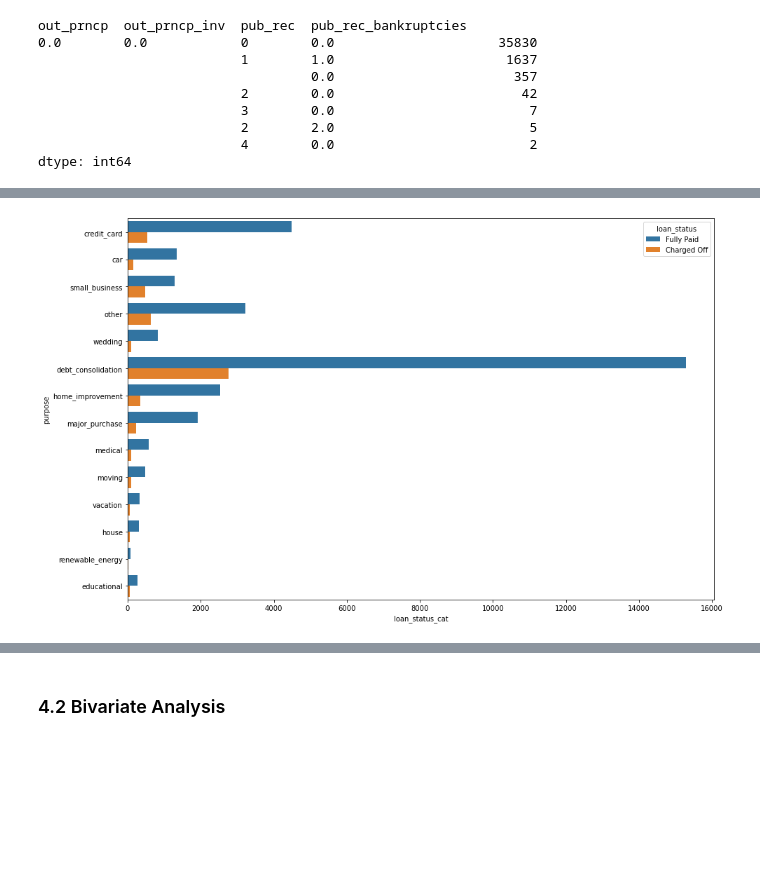
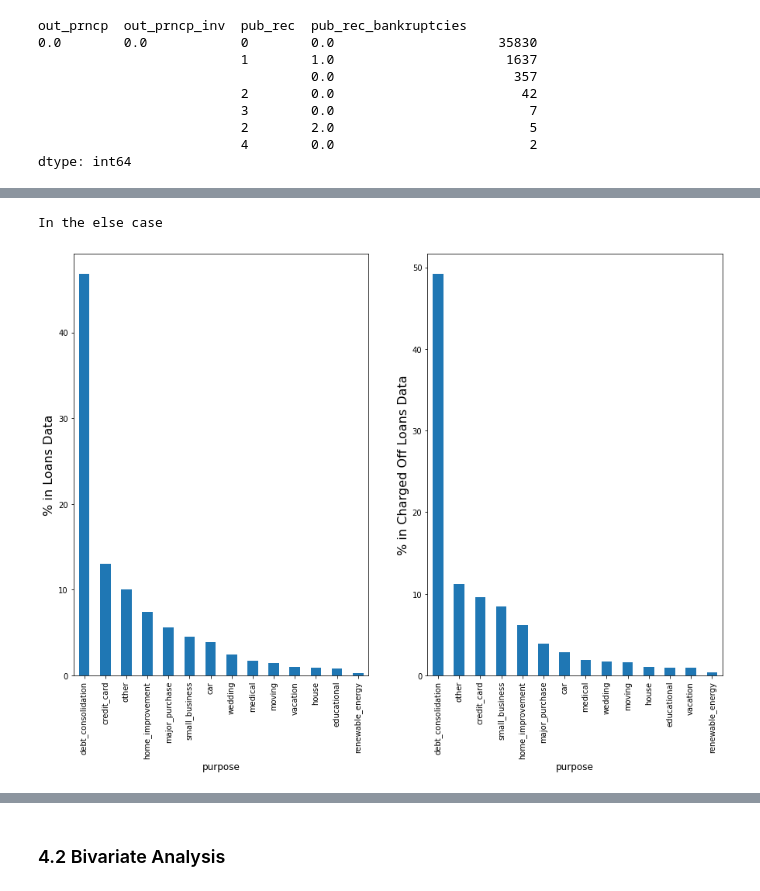
Before and after one commit to rramchan12/Lending-Club-EDA-CaseStudy, a Jupyter notebook: Lending_Club_EDA_Analysis.ipynb, the cells around one changed output, grey strips where cells are left out. Drawn from its saved outputs; the diff is of its cells as text; code cells hidden in the pictures; blank space fills up the shorter version.

```diff
--- a/Lending_Club_EDA_Analysis.ipynb
+++ b/Lending_Club_EDA_Analysis.ipynb
@@ -295,9 +295,31 @@ pd.set_option('display.max_colwidth', 50)
 def plot_dualbar_or_huebar(df, categorize_by, hue=None, sortbyindex=False):
     if hue:
         plt.figure(figsize=[15,10])
-        sns.barplot(data = loan_analysis_df, y="purpose", x="loan_status_cat", hue="loan_status" ,estimator=np.sum, orient="h")
+        sns.barplot(data = loan_analysis_df, y=categorize_by, x="loan_status_cat", hue="loan_status" ,estimator=np.sum, orient="h")
         plt.show()
     else :
-        None
+        print("In the else case")
+        plt.figure(figsize=[15,10])
+        #Plot for the universe
+
+        plt.subplot(1, 2, 1)
+        values = (loan_analysis_df[categorize_by].value_counts(normalize=True)*100)
+        if sortbyindex:
+            values = values.sort_index()
+        ax = values.plot.bar()
+        ax.set_ylabel('% in Loans Data', fontsize=16)
+        ax.set_xlabel(categorize_by, fontsize=12)
+
+
+        #Plot for the charged off loans
+        plt.subplot(1, 2, 2)
+        loan_analysis_co_df = (loan_analysis_df.loc[loan_analysis_df['loan_status']=='Charged Off'])
+        values_co = (loan_analysis_co_df[categorize_by].value_counts(normalize=True)*100)
+        if sortbyindex:
+            values_co = values_co.sort_index()
+        ax = values_co.plot.bar()
+        ax.set_ylabel('% in Charged Off Loans Data', fontsize=16)
+        ax.set_xlabel(categorize_by, fontsize=12)
+        plt.show()
 # %% [markdown]
 Lets determine the categorical and the numeric fields first to get a sense of the data
@@ -348,4 +401,5 @@ dtype: int64
 # %%
-plot_dualbar_or_huebar(loan_analysis_df, categorize_by = 'purpose', hue = 'loan_status')
+plot_dualbar_or_huebar(loan_analysis_df, categorize_by = 'purpose')
 # %% [output]
+In the else case
-[figure, old version]
+[figure, new version]
```
Also changed, not shown: parts of 11 cells of this notebook.
